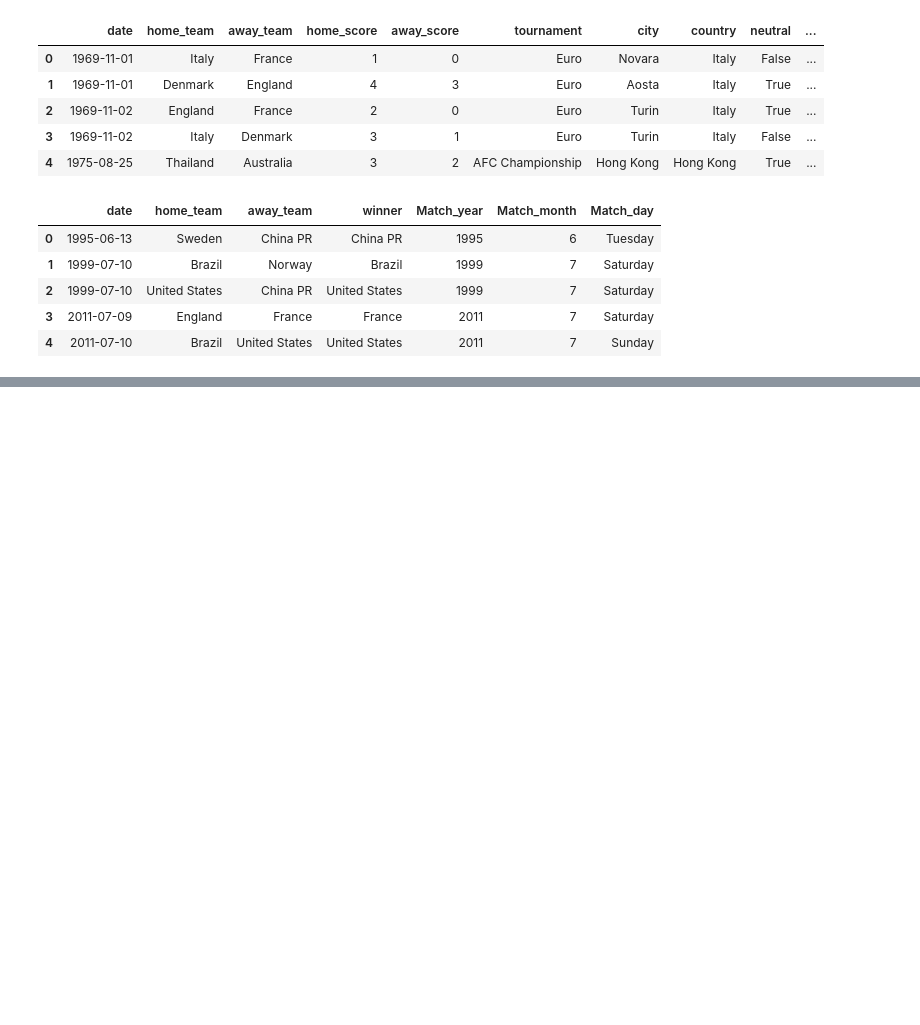
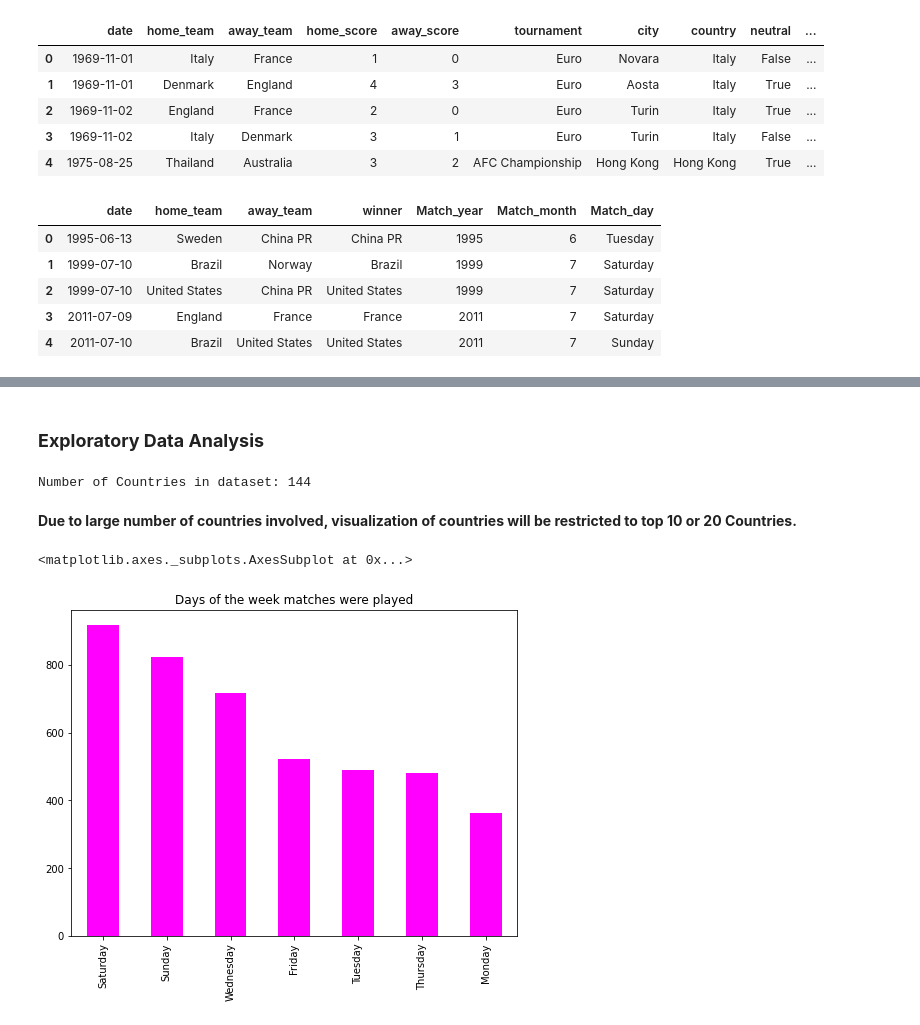
Before and after one commit to nagamouni/Capstone_project_ridge_lasso, a Jupyter notebook: Hamoye_Capstone_Project.ipynb, the cells around one changed output, grey strips where cells are left out. Drawn from its saved outputs; the diff is of its cells as text; code cells hidden in the pictures; blank space fills up the shorter version.

```diff
--- a/Hamoye_Capstone_Project.ipynb
+++ b/Hamoye_Capstone_Project.ipynb
@@ -114,7 +114,3 @@ df_shootouts.head()
 | 2 | 1999-07-10 | United States | China PR | United States | 1999 | 7 | Saturday |
 | 3 | 2011-07-09 | England | France | France | 2011 | 7 | Saturday |
 | 4 | 2011-07-10 | Brazil | United States | United States | 2011 | 7 | Sunday |
-# %%
-# converting the timestamp column as index of the dataframe
-df_results.index = df_results['date']
-df_shootouts.index = df_shootouts['date']
@@ -123,3 +116,0 @@ One of the most important tips while working with time-series data is to set the
-# %%
-df_results.drop(columns='date', inplace=True)
-df_results.head()
@@ -175,0 +148,2 @@ df_shootouts.describe(include='all')
+# %% [markdown]
+### **Exploratory Data Analysis**
@@ -175,0 +154,12 @@ df_shootouts.describe(include='all')
+# %%
+print(f'Number of Countries in dataset: {len(pd.unique(df_results.country))}')
+# %% [output]
+Number of Countries in dataset: 144
+# %% [markdown]
+**Due to large number of countries involved, visualization of countries will be restricted to top 10 or 20 Countries.**
+# %%
+# visualize days matches were played
+df_results['Match_day'].value_counts().plot(kind='bar', figsize=(8,6), color='magenta', title='Days of the week matches were played')
+# %% [output]
+<matplotlib.axes._subplots.AxesSubplot at 0x...>
+[figure, added]
```
Also changed, not shown: parts of 54 cells of this notebook.
